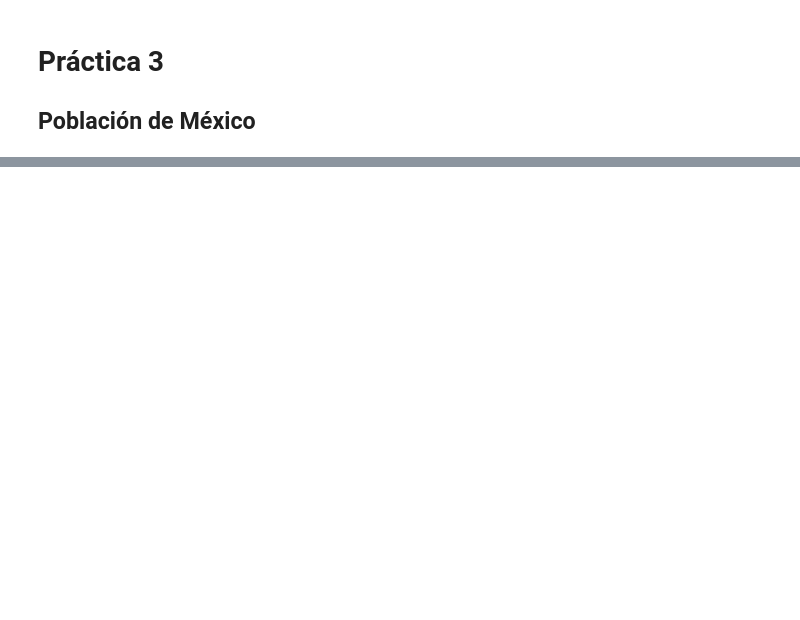
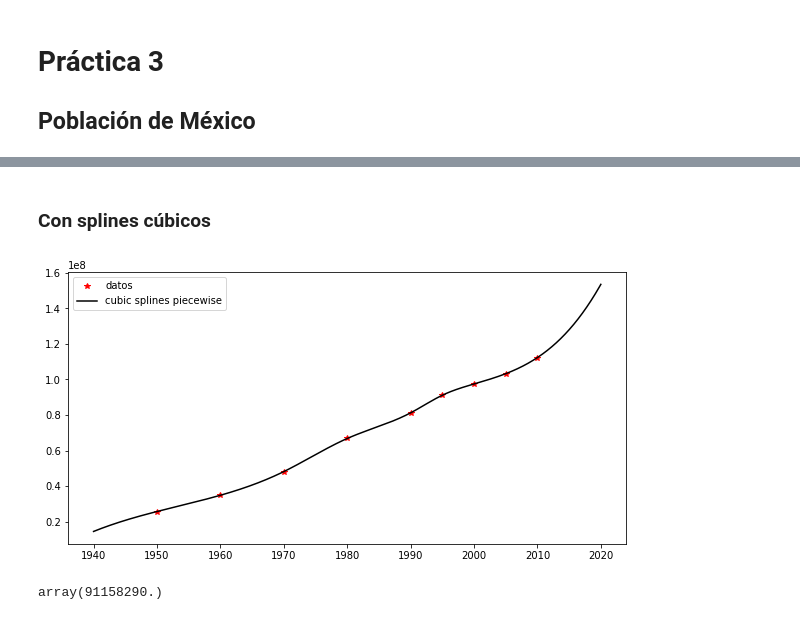
Before and after one commit to gemathus/itam-ds-propedeutico, a Jupyter notebook: practicas/practica_3/practica_3_5.ipynb, the cells around one changed output, grey strips where cells are left out. Saved outputs shown, nothing was run; the diff lists cells and outputs as text; code cells hidden in the pictures; blank space fills up the shorter version.

Commit message:
add cubic splines interpolation

```diff
--- a/practicas/practica_3/practica_3_5.ipynb
+++ b/practicas/practica_3/practica_3_5.ipynb
@@ -60,0 +106,16 @@ print(np.polyval(coef_6, 1940))
+# %% [markdown]
+### Con splines cúbicos
+# %%
+from scipy.interpolate import interp1d
+x_values = get_x_values(1940,2020)
+piecewise_spline = interp1d(x, y, kind = 'cubic',fill_value="extrapolate") #spline piecewise
+yeval_cubic_splines = piecewise_spline(x_values)
+plt.plot(x, y, 'r*',x_values, yeval_cubic_splines, 'k-')
+plt.legend(['datos','cubic splines piecewise'], loc='best')
+plt.show()
+# %% [output]
+[figure, added]
+# %%
+piecewise_spline(1995)
+# %% [output]
+array(91158290.)
```
Also changed, not shown: parts of 7 cells of this notebook.
